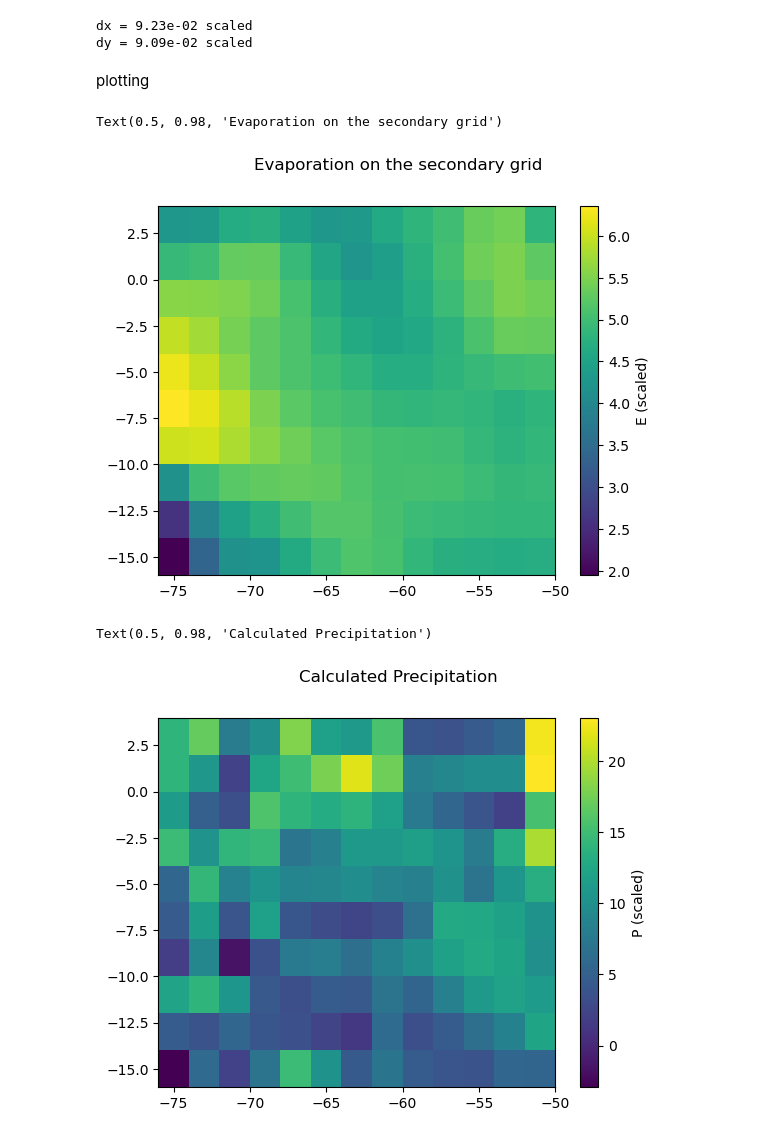
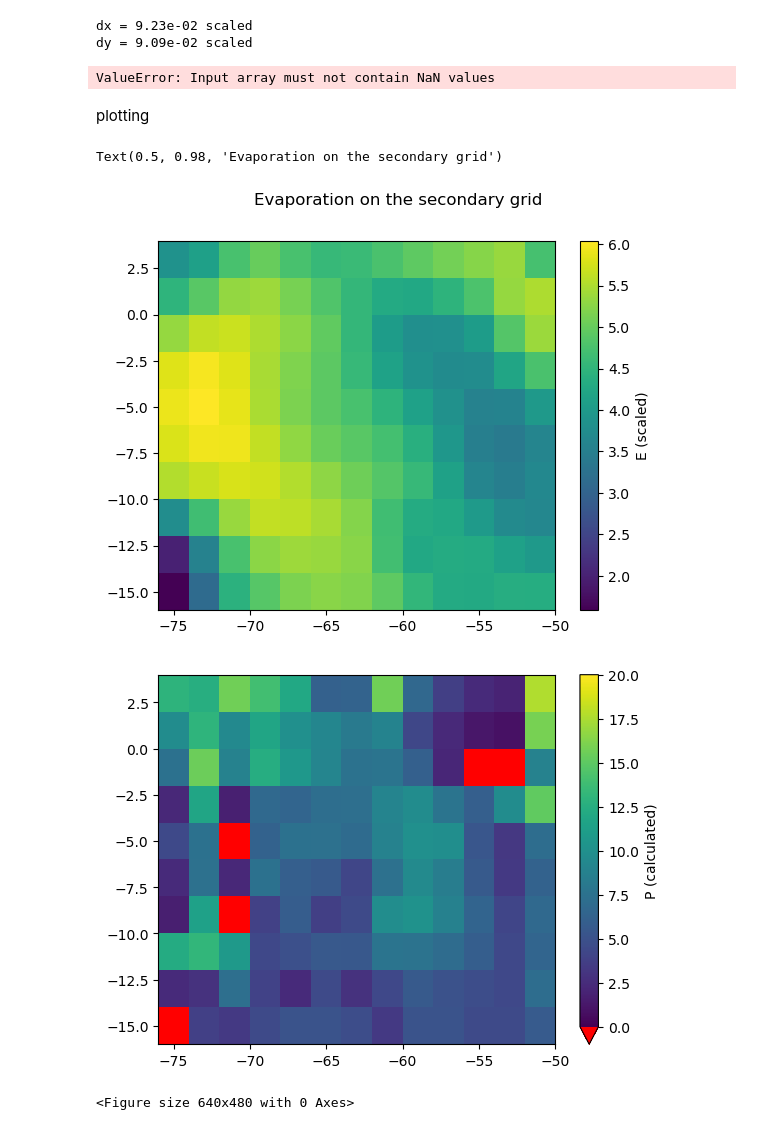
Before and after one commit to Assimila/f4r-bulk-recycling-model, a Jupyter notebook: plot_dao_data.ipynb, the cells around one changed output. Saved outputs shown, nothing was run; the diff lists cells and outputs as text; code cells hidden in the pictures.

```diff
--- a/plot_dao_data.ipynb
+++ b/plot_dao_data.ipynb
@@ -34,4 +50,15 @@ ds = ds.transpose("lon", "lat", ...)
 # %%
 # grab the first time step
 # should be Jan 1980
-ds = ds.isel(time=0, drop=True)
+#ds = ds.isel(time=[6,7,8], drop=True)
+
+ds = ds.isel(time=slice(24,72), drop=True)
+print(ds)
+
+def is_jja(month):
+    return (month >= 6) & (month <= 8)
+def is_son(month):
+    return (month >= 9) & (month <= 11)
+
+ds = ds.sel(time=is_jja(ds['time.month']),drop=True)
+print(ds)
@@ -145,15 +190,28 @@ Fx = scaling.water_vapor_flux.convert(Fx.values, UnitSystem.natural, UnitSystem.
 Fy = scaling.water_vapor_flux.convert(Fy.values, UnitSystem.natural, UnitSystem.scaled)
 # %%
 # preprocess water vapor fluxes onto the secondary grid
-Fx_left = preprocess.prepare_Fx_left(Fx)
-Fx_right = preprocess.prepare_Fx_right(Fx)
-Fy_bottom = preprocess.prepare_Fy_bottom(Fy)
-Fy_top = preprocess.prepare_Fy_top(Fy)
+
+Fx_left = np.empty((Fx.shape[0]-1,Fx.shape[1]-1,Fx.shape[2]))
+Fx_right = np.empty((Fx.shape[0]-1,Fx.shape[1]-1,Fx.shape[2]))
+Fy_bottom = np.empty((Fy.shape[0]-1,Fy.shape[1]-1,Fy.shape[2]))
+Fy_top = np.empty((Fy.shape[0]-1,Fy.shape[1]-1,Fy.shape[2]))
+
+for i,time in enumerate(ds.time):
+
+    Fx_left[:,:,i] = preprocess.prepare_Fx_left(Fx[:,:,i])
+    Fx_right[:,:,i] = preprocess.prepare_Fx_right(Fx[:,:,i])
+    Fy_bottom[:,:,i] = preprocess.prepare_Fy_bottom(Fy[:,:,i])
+    Fy_top[:,:,i] = preprocess.prepare_Fy_top(Fy[:,:,i])
+# %% [output]
+ValueError: Input array must not contain NaN values
 # %%
 # convert E to scaled units
-E = scaling.evaporation.convert(ds["Evap"].values, UnitSystem.natural, UnitSystem.scaled)
+E_scaled = scaling.evaporation.convert(ds["Evap"].values, UnitSystem.natural, UnitSystem.scaled)
 # %%
 # preprocess E onto the secondary grid
-E = preprocess.prepare_E(E)
+E = np.empty((E_scaled.shape[0]-1,E_scaled.shape[1]-1,E_scaled.shape[2]))
+
+for i,time in enumerate(ds.time):
+    E[:,:,i] = preprocess.prepare_E(E_scaled[:,:,i])
 # %%
 # compute P
@@ -165,20 +225,35 @@ import matplotlib.pyplot as plt
 # %%
 from bulk_recycling_model import plotting
 # %%
+Eplot = np.mean(E, axis=2)
 fig, ax = plt.subplots()
-collection = plotting.pcolormesh(ax, E, lon_axis, lat_axis)
+collection = plotting.pcolormesh(ax, Eplot, lon_axis, lat_axis)
 fig.colorbar(collection, label="E (scaled)")
 fig.suptitle("Evaporation on the secondary grid")
 # %% [output]
 Text(0.5, 0.98, 'Evaporation on the secondary grid')
-[figure, old version]
+[figure, new version]
 # %%
+#fig, ax = plt.subplots()
+#collection = plotting.pcolormesh(ax, P, lon_axis, lat_axis,vmin=0.0,vmax=20.0)
+#fig.colorbar(collection, label="P (scaled)")
+#fig.suptitle("Calculated Precipitation")
+
+Pplot = np.mean(P, axis=2)
+
 fig, ax = plt.subplots()
-collection = plotting.pcolormesh(ax, P, lon_axis, lat_axis)
-fig.colorbar(collection, label="P (scaled)")
-fig.suptitle("Calculated Precipitation")
+cmap=plt.cm.viridis
+cmap.set_extremes(over='yellow')
+cmap.set_extremes(under='red')
+
+collection = plotting.pcolormesh(ax, Pplot, lon_axis, lat_axis,
+                                     alpha=1,cmap=cmap,
+                                     vmin=0.0,vmax=20.0)
+fig.colorbar(collection, label="P (calculated)",extend='min')
+plt.show()
+plt.clf()
 # %% [output]
+[figure, new version]
-Text(0.5, 0.98, 'Calculated Precipitation')
+<Figure size 640x480 with 0 Axes>
-[figure, old version]
 # %%
 # get modelled P on the secondary grid
```
Also changed, not shown: parts of 12 cells of this notebook, 2 other files.
